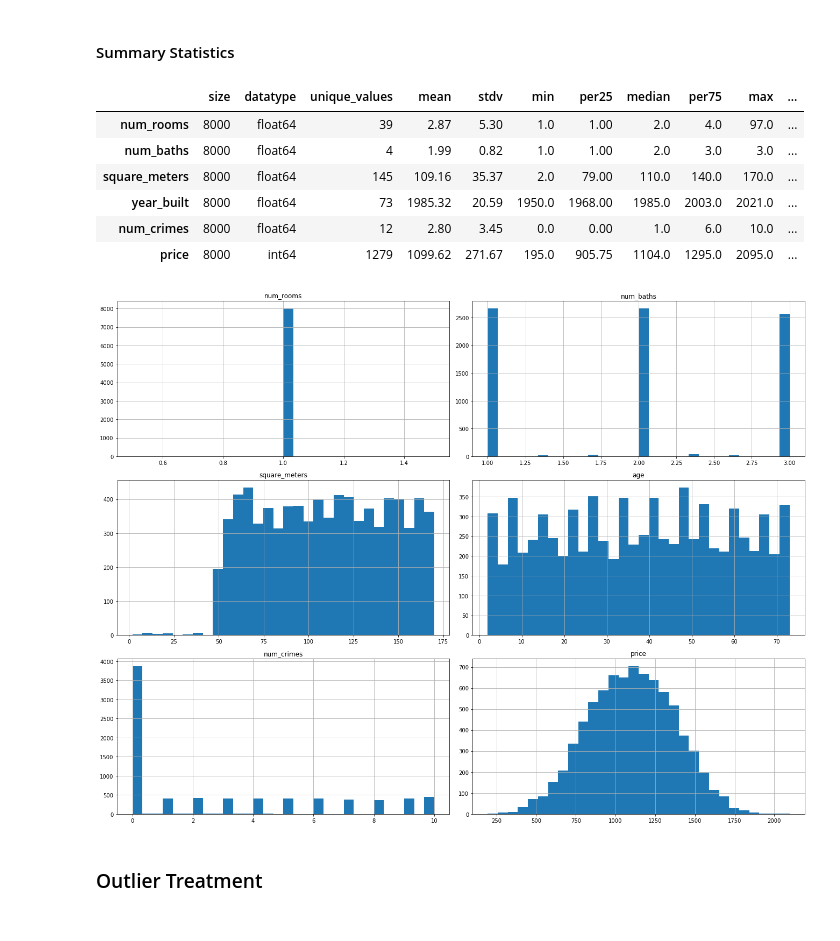
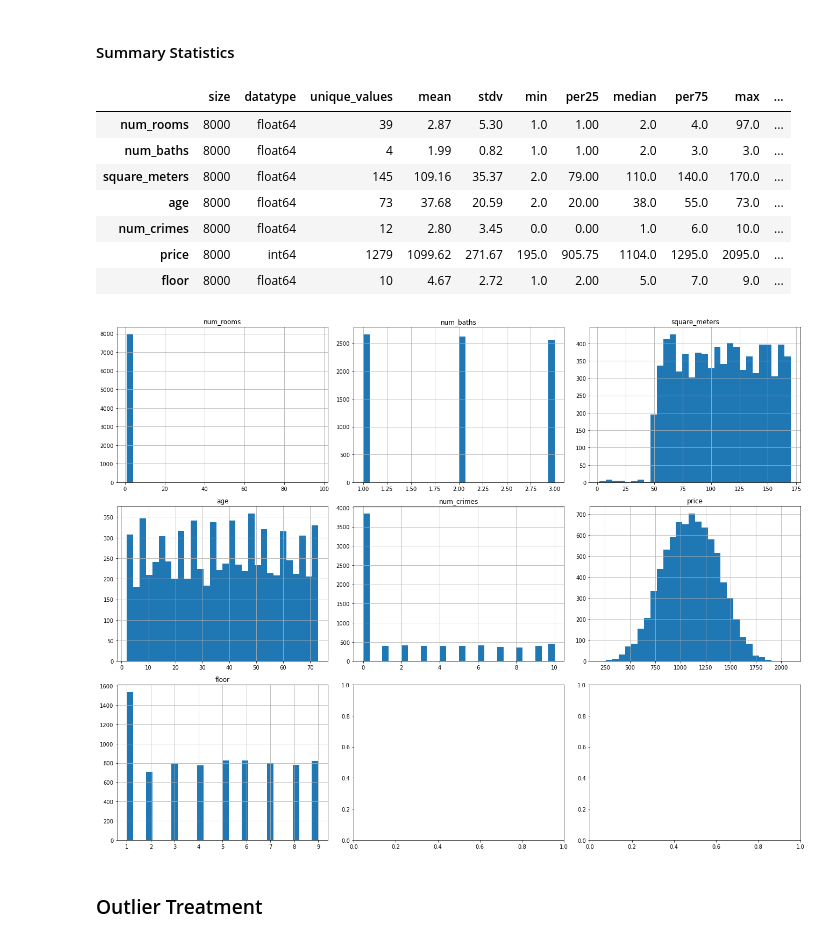
Before and after one commit to mgallon235/comp_ml, a Jupyter notebook: bcn_price_project/EDA_bcn_price.ipynb, the cells around one changed output. Cells and saved outputs as stored; diff of their text form; code cells hidden in the pictures.

```diff
--- a/bcn_price_project/EDA_bcn_price.ipynb
+++ b/bcn_price_project/EDA_bcn_price.ipynb
@@ -84,6 +84,9 @@ df['square_meters'] = df['square_meters'].abs()
 # %%
 #Floor of the apartment
 df['floor'] = df['door'].str[:1]
+# %%
+# Change floor data type to numeric
+df['floor'] = pd.to_numeric(df['floor'])
 # %%
 # Calculate age of apartment
 df['today'] = 2023
@@ -91,7 +94,7 @@ df['age'] = df['today'] - df['year_built']
 # %%
 # Replace  True and False for 1 and 0
 # Replace 'soxth' for 'south'
-for i in df[categoricals].columns:
+for i in df.columns:
     df[i] = df[i].replace('soxth','south').replace(False,0).replace(True,1)
 # %% [markdown]
 #### Summary Statistics
@@ -100,17 +103,18 @@ df_diction = pop_parameters_dict(df[['num_rooms','num_baths','square_meters','ag
 # %%
-pop_parameters(df[['num_rooms','num_baths','square_meters','year_built','num_crimes','price']])
+pop_parameters(df[['num_rooms','num_baths','square_meters','age','num_crimes','price','floor']])
 # %% [output]
 |  | size | datatype | unique_values | mean | stdv | min | per25 | median | per75 | max | ... |
 | num_rooms | 8000 | float64 | 39 | 2.87 | 5.30 | 1.0 | 1.00 | 2.0 | 4.0 | 97.0 | ... |
 | num_baths | 8000 | float64 | 4 | 1.99 | 0.82 | 1.0 | 1.00 | 2.0 | 3.0 | 3.0 | ... |
 | square_meters | 8000 | float64 | 145 | 109.16 | 35.37 | 2.0 | 79.00 | 110.0 | 140.0 | 170.0 | ... |
-| year_built | 8000 | float64 | 73 | 1985.32 | 20.59 | 1950.0 | 1968.00 | 1985.0 | 2003.0 | 2021.0 | ... |
+| age | 8000 | float64 | 73 | 37.68 | 20.59 | 2.0 | 20.00 | 38.0 | 55.0 | 73.0 | ... |
 | num_crimes | 8000 | float64 | 12 | 2.80 | 3.45 | 0.0 | 0.00 | 1.0 | 6.0 | 10.0 | ... |
 | price | 8000 | int64 | 1279 | 1099.62 | 271.67 | 195.0 | 905.75 | 1104.0 | 1295.0 | 2095.0 | ... |
+| floor | 8000 | float64 | 10 | 4.67 | 2.72 | 1.0 | 2.00 | 5.0 | 7.0 | 9.0 | ... |
 # %%
-plot_hist_mult(df[['num_rooms','num_baths','square_meters','age','num_crimes','price']],3,2,30)
+plot_hist_mult(df[['num_rooms','num_baths','square_meters','age','num_crimes','price','floor']],3,3,30)
 # %% [output]
-[figure, old version]
+[figure, new version]
 # %% [markdown]
 ### Outlier Treatment
 # %%
```
Also changed, not shown: parts of 17 cells of this notebook, 8 other files.
